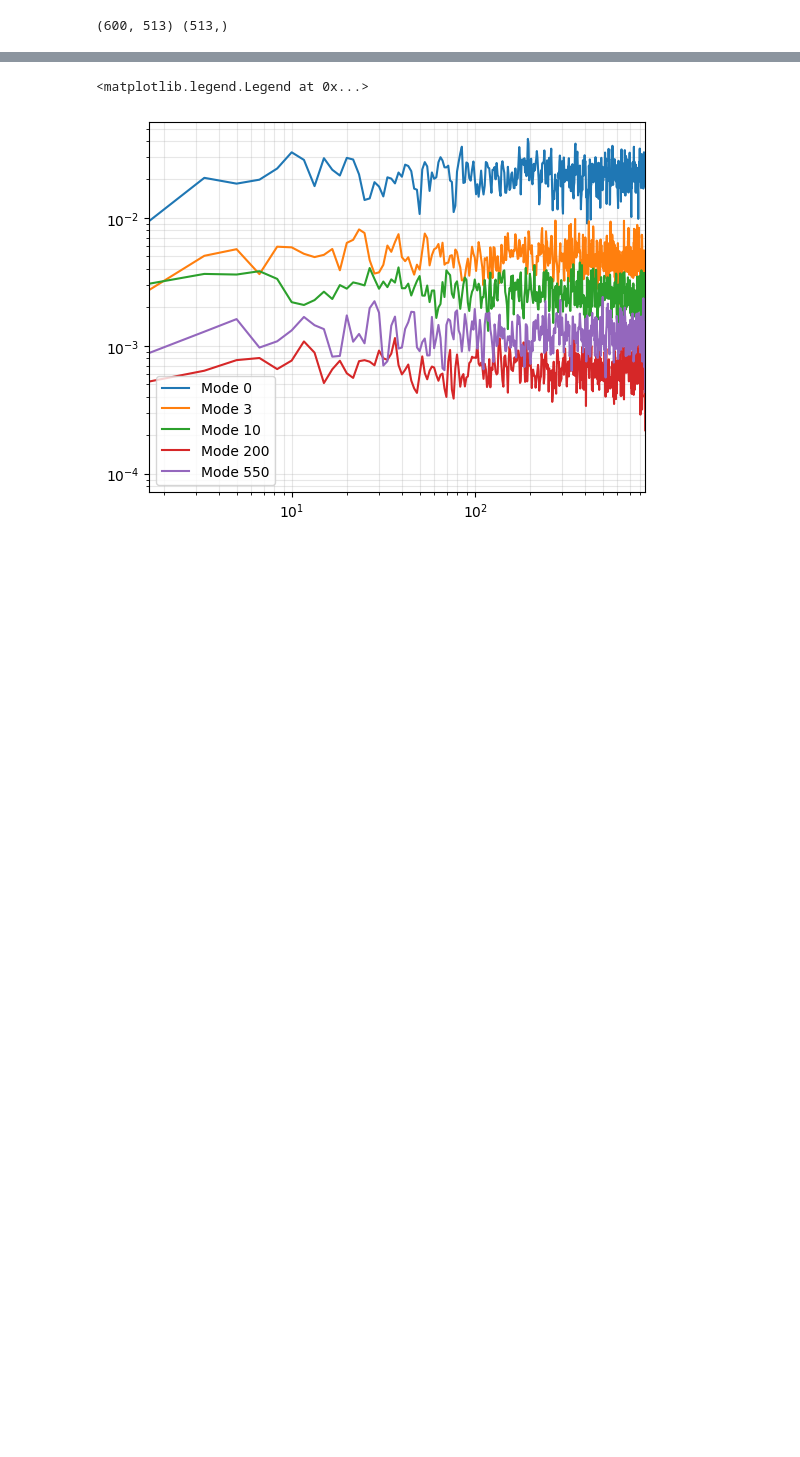
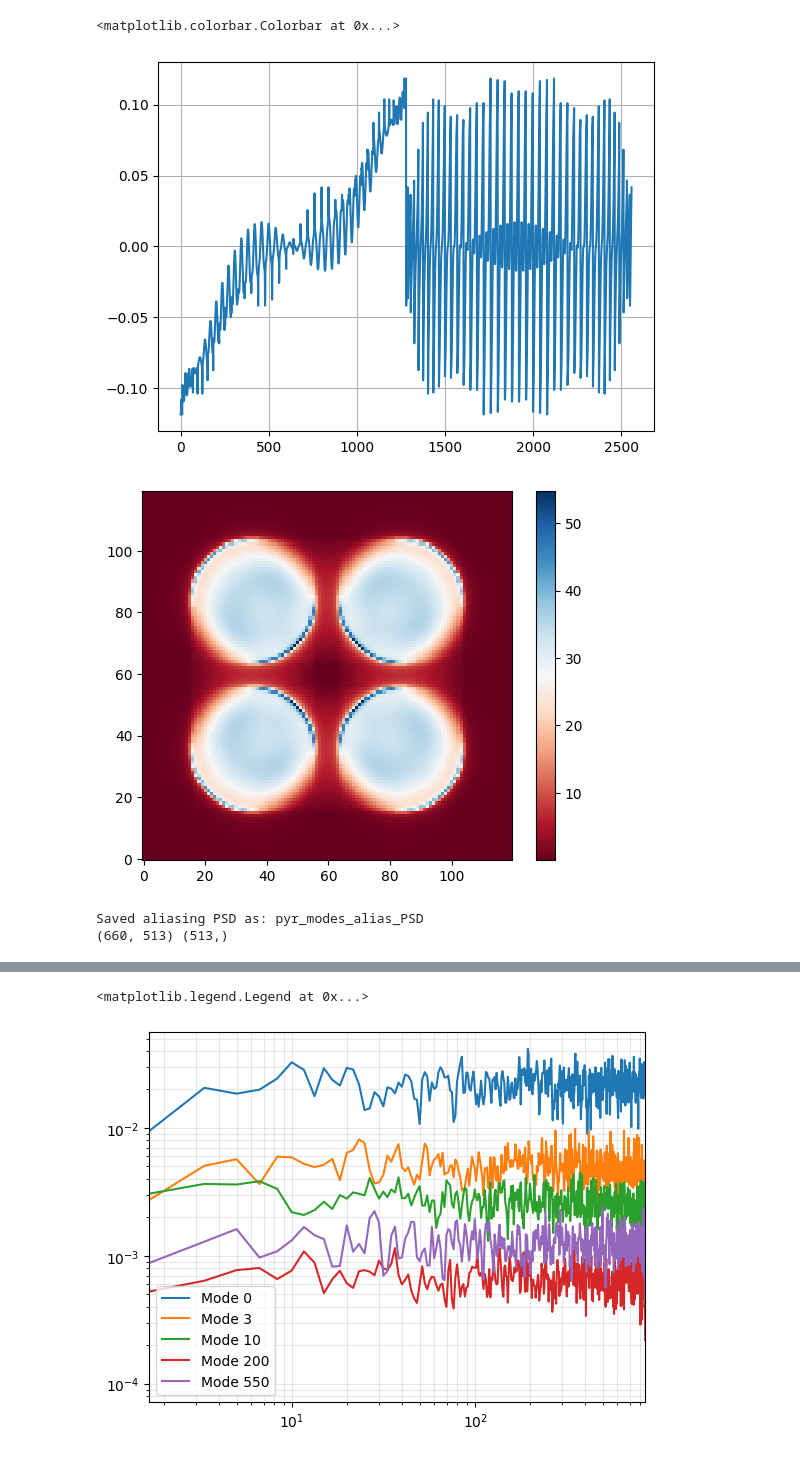
Before and after one commit to ArcetriAdaptiveOptics/SPECULA, a Jupyter notebook: config/ErrorBudget/debug_error_budget.ipynb, the cells around one changed output, grey strips where cells are left out. Saved outputs shown, nothing was run; the diff lists cells and outputs as text; code cells hidden in the pictures; blank space fills up the shorter version.

```diff
--- a/config/ErrorBudget/debug_error_budget.ipynb
+++ b/config/ErrorBudget/debug_error_budget.ipynb
@@ -8,9 +11,42 @@ root_dir = '/raid1/mmenessini/calibration/SOUL'
-# %%
-hdu = fits.open(os.path.join(root_dir, 'alias/pyr3.0_s1.4_600modes_alias.fits'))
-psd_data = hdu[0].data
-freq = hdu[1].data
-pow14 = hdu[2].data
-
-print(psd_data.shape,freq.shape)
-# %% [output]
-(600, 513) (513,)
+# %%
+pyr_mask = get_pupil_mask(npix=120,filepath=os.path.join(root_dir,'pupils/pyr_pupdata_40x40.fits'))
+
+frame = fits.getdata(os.path.join(root_dir, 'frames/pyr2.0_40x40_frame_null.fits'))[0]
+
+sn = fits.getdata(os.path.join(root_dir, 'slopenulls/pyr2.0_40x40_sn.fits'))
+
+thrp = np.sum(frame[pyr_mask])/np.sum(frame)
+
+# sn /= np.sum(abs(sn))
+# sn_ri /= np.sum(abs(sn_ri))/thrp
+n_subaps = np.sum(pyr_mask)/4
+
+plt.figure()
+plt.plot(sn)
+plt.grid()
+
+plt.figure()
+plt.imshow(frame,cmap='RdBu',origin='lower')
+plt.colorbar()
+# %% [output]
+<matplotlib.colorbar.Colorbar at 0x...>
+[figure, added]
+[figure, added]
+# %%
+aliaspath = os.path.join(root_dir,'aliasing')
+os.makedirs(aliaspath,exist_ok=True)
+fs = read_freq(params_path=f'./{main_config}')
+
+alias_modes = fits.getdata(os.path.join(root_dir,'scratch_aliasing','pyr_modes.fits'))
+psd,f = get_psd(alias_modes.T, nperseg=1024, dt=1/fs)
+tag = f'pyr_modes_alias_PSD'
+fits.writeto(os.path.join(aliaspath,tag+'.fits'),psd,overwrite=True)
+print('Saved aliasing PSD as: '+tag)
+
+atmo_modes = fits.getdata(os.path.join(root_dir,'scratch_aliasing','atmo_res.fits'))
+atmo_psd,atmo_f = get_psd(atmo_modes.T, nperseg=1024, dt=1/fs)
+
+print(psd.shape,f.shape)
+# %% [output]
+Saved aliasing PSD as: pyr_modes_alias_PSD
+(660, 513) (513,)
```
Also changed, not shown: parts of 10 cells of this notebook, 9 other files.
